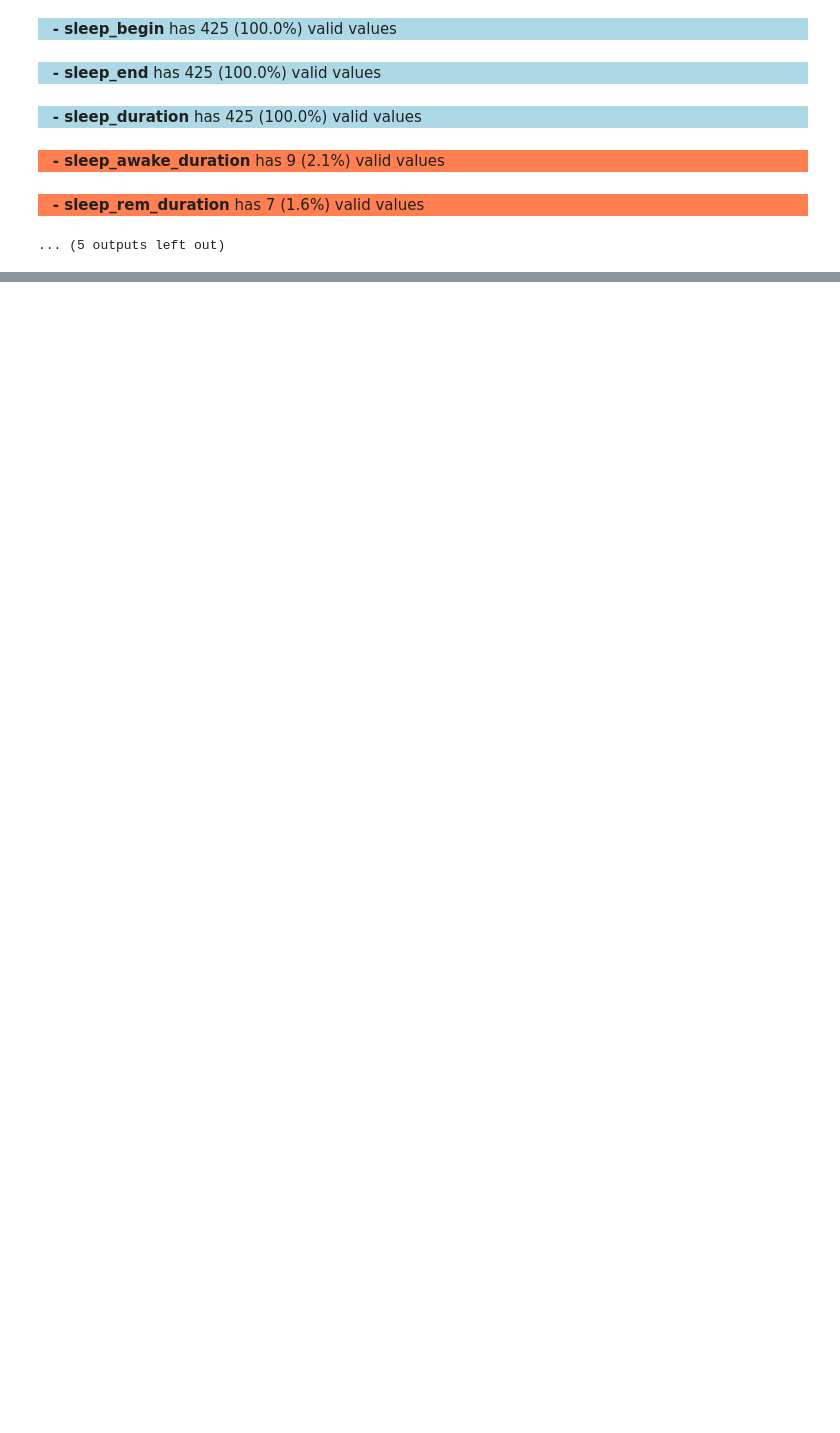
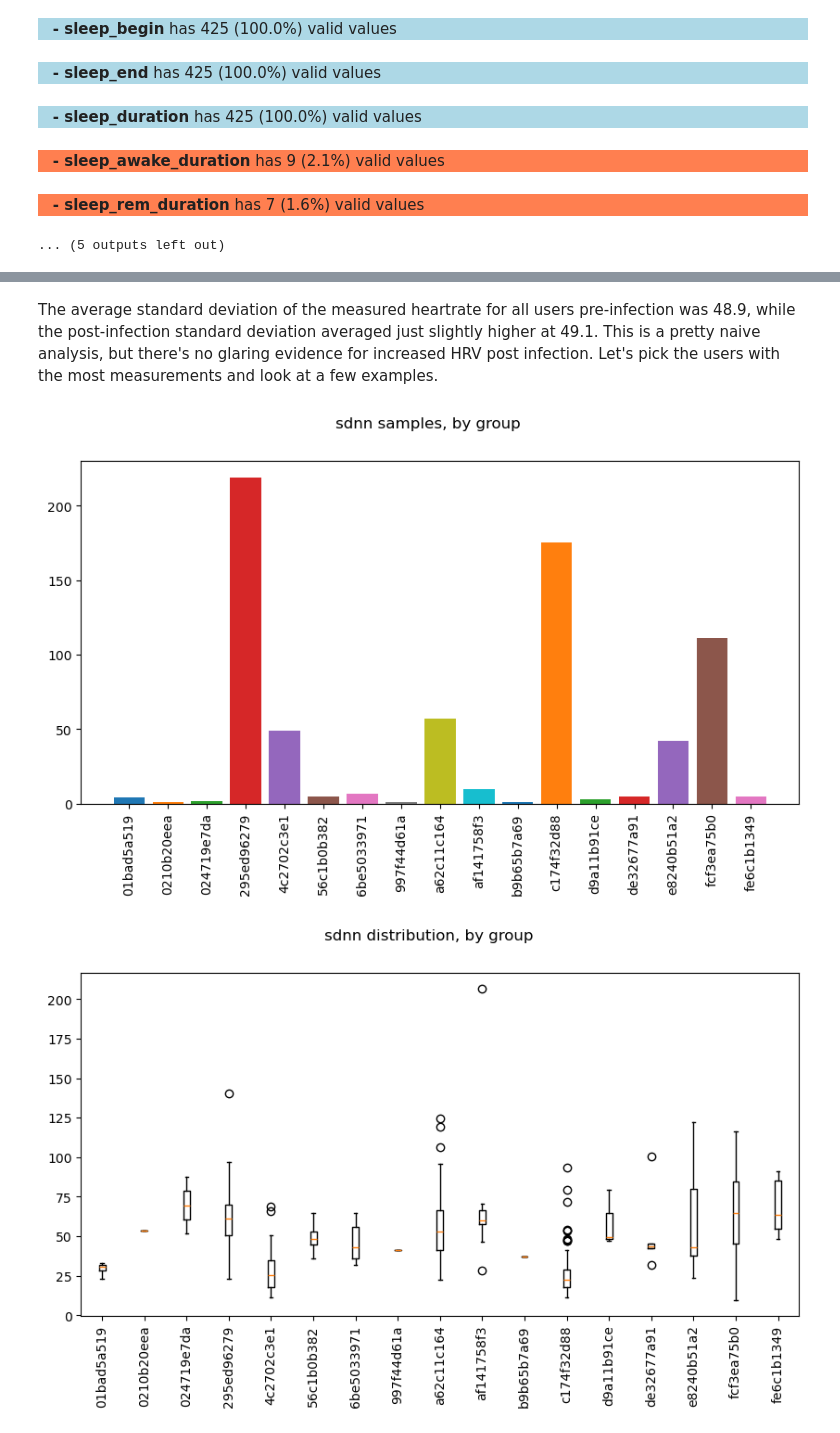
Before and after one commit to AIPI510/aipi510-fall24, a Jupyter notebook: ta4-trackstars.ipynb, the cells around one changed output, grey strips where cells are left out. Cells and saved outputs as stored; diff of their text form; code cells hidden in the pictures; blank space fills up the shorter version.

Commit message:
misc fixes plus a new analysis

```diff
--- a/ta4-trackstars.ipynb
+++ b/ta4-trackstars.ipynb
@@ -1067,0 +1130,3 @@ Found 425 rows, of which 424 (99.8%) contain invalid data.
+# %%
+df_pre = df_hrv_h1[df_hrv_h1['post_onset'] == False]
+df_post = df_hrv_h1[df_hrv_h1['post_onset'] == True]
@@ -1067,0 +1135,9 @@ Found 425 rows, of which 424 (99.8%) contain invalid data.
+# %%
+pre_onset_users = df_pre['user_code'].unique()
+post_onset_users = df_post['user_code'].unique()
+h1_users = set(pre_onset_users) & set(post_onset_users)
+# %%
+def filter_users(user):
+    return True if user in h1_users else False
+
+df_hrv_h1 = df_hrv_h1[df_hrv_h1['user_code'].apply(filter_users)]
@@ -1067,0 +1155,3 @@ Found 425 rows, of which 424 (99.8%) contain invalid data.
+# %%
+df_pre = df_hrv_h1[df_hrv_h1['post_onset'] == False]
+df_post = df_hrv_h1[df_hrv_h1['post_onset'] == True]
@@ -1067,0 +1184,8 @@ Found 425 rows, of which 424 (99.8%) contain invalid data.
+# %% [markdown]
+The average standard deviation of the measured heartrate for all users pre-infection was 48.9, while the post-infection standard deviation averaged just slightly higher at 49.1. This is a pretty naive analysis, but there's no glaring evidence for increased HRV post infection. Let's pick the users with the most measurements and look at a few examples.
+# %%
+pre_user_groups = df_pre.groupby(by='user_code')
+box_plot_groups(pre_user_groups, 'sdnn')
+# %% [output]
+[figure, added]
+[figure, added]
```
Also changed, not shown: parts of 54 cells of this notebook.
